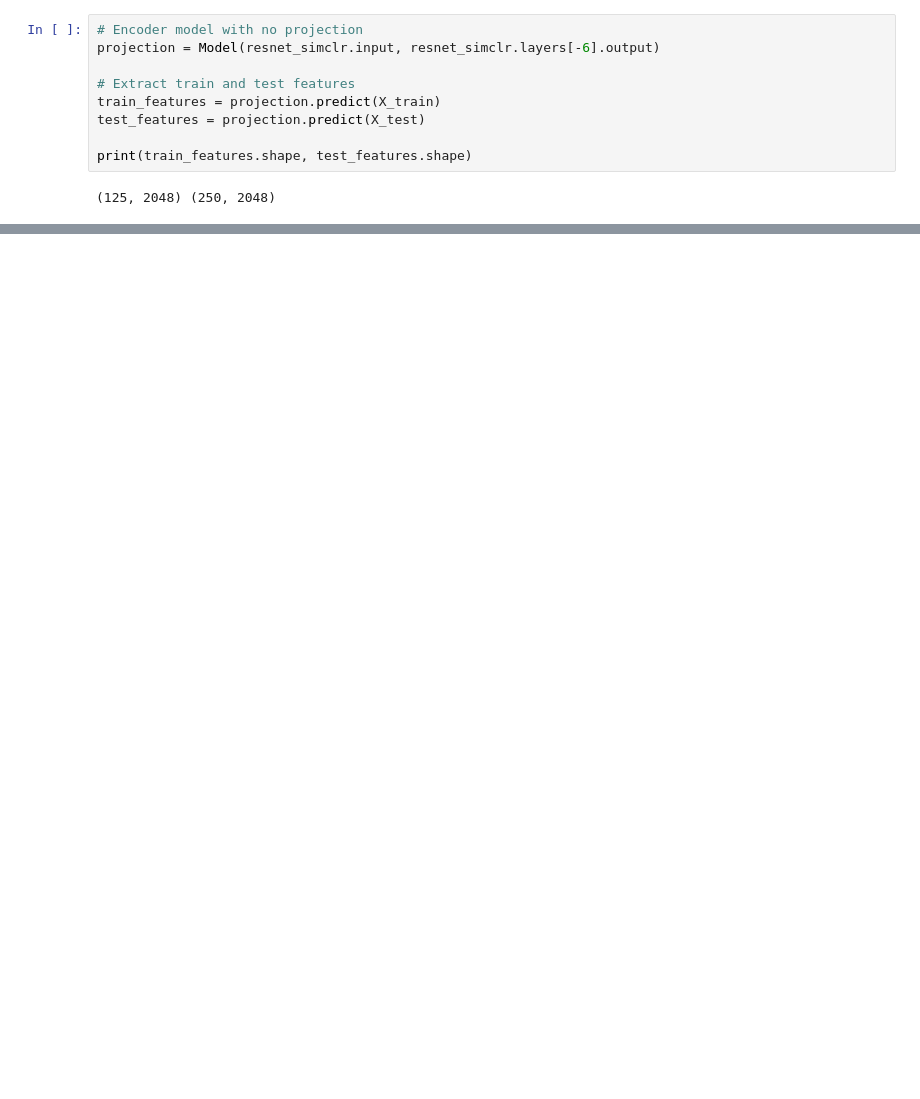
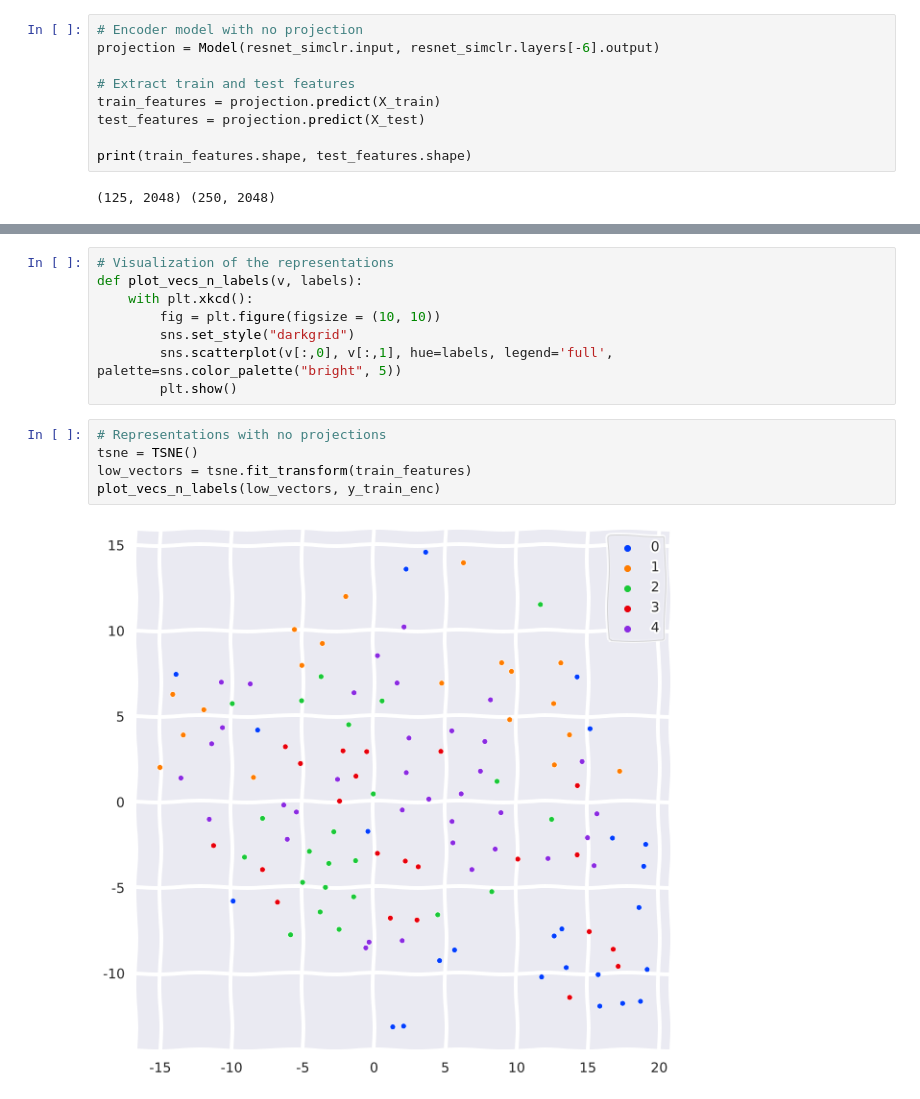
Before and after one commit to sayakpaul/SimCLR-in-TensorFlow-2, a Jupyter notebook: Linear_Evaluation_Imageney_Subset.ipynb, the cells around one changed output, grey strips where cells are left out. Drawn from its saved outputs; the diff is of its cells as text; blank space fills up the shorter version.

```diff
--- a/Linear_Evaluation_Imageney_Subset.ipynb
+++ b/Linear_Evaluation_Imageney_Subset.ipynb
@@ -283,0 +292,15 @@ Epoch 00011: early stopping
+# %%
+# Visualization of the representations
+def plot_vecs_n_labels(v, labels):
+    with plt.xkcd():
+        fig = plt.figure(figsize = (10, 10))
+        sns.set_style("darkgrid")
+        sns.scatterplot(v[:,0], v[:,1], hue=labels, legend='full', palette=sns.color_palette("bright", 5))
+        plt.show()
+# %%
+# Representations with no projections
+tsne = TSNE()
+low_vectors = tsne.fit_transform(train_features)
+plot_vecs_n_labels(low_vectors, y_train_enc)
+# %% [output]
+[figure, added]
```
Also changed, not shown: parts of 9 cells of this notebook.
